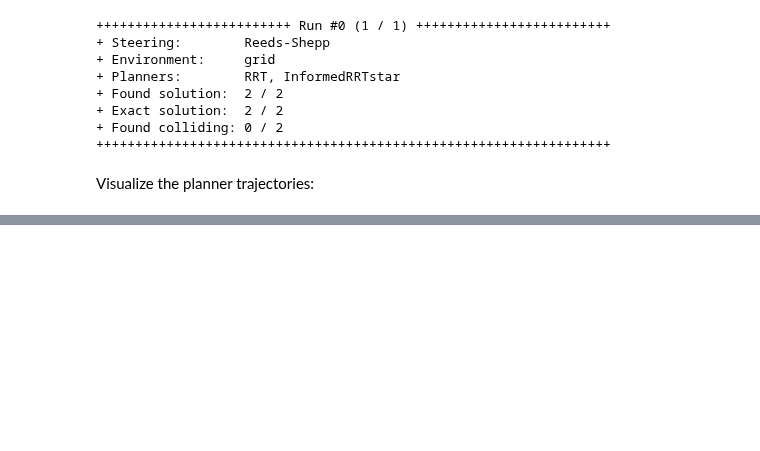
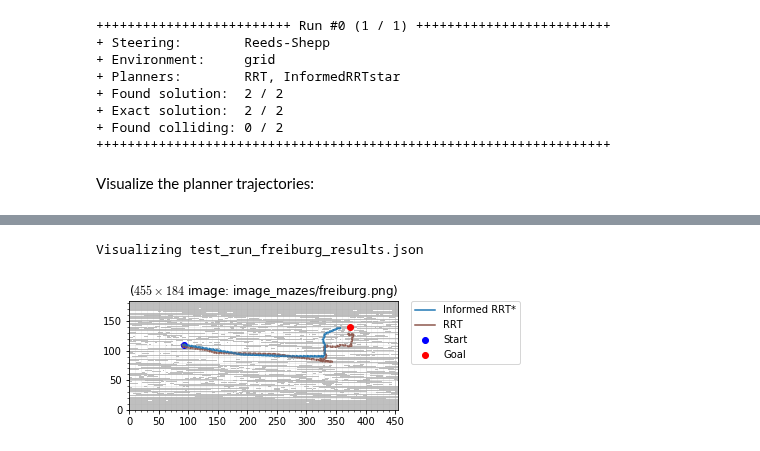
Before and after one commit to robot-motion/bench-mr, a Jupyter notebook: plotting/Image Grid Maze.ipynb, the cells around one changed output, grey strips where cells are left out. Drawn from its saved outputs; the diff is of its cells as text; code cells hidden in the pictures; blank space fills up the shorter version.

```diff
--- a/plotting/Image Grid Maze.ipynb
+++ b/plotting/Image Grid Maze.ipynb
@@ -62,0 +62,13 @@ Visualizing test_run_results.json...
+# %%
+mpb.set_image_grid_env("image_mazes/freiburg.png",
+                       desired_width=911 * 0.5,
+                       desired_height=368 * 0.5,
+                       occupancy_threshold=0.98)
+
+mpb.set_planners(['rrt', 'informed_rrt_star'])
+mpb.set_steer_functions(['reeds_shepp'])
+
+mpb.set_start(185 * 0.5, 220 * 0.5, 0)
+mpb.set_goal(746 * 0.5, 280 * 0.5, 0)
+# %%
+mpb.run(id='test_run_freiburg', runs=1)  # optional run ID, number of runs (environments)
@@ -62,0 +89,5 @@ Visualizing test_run_results.json...
+# %%
+mpb.visualize_trajectories(fig_width=5, fig_height=2)
+# %% [output]
+Visualizing test_run_freiburg_results.json
+[figure, added]
```
Also changed, not shown: parts of 8 cells of this notebook, 1 other file.
